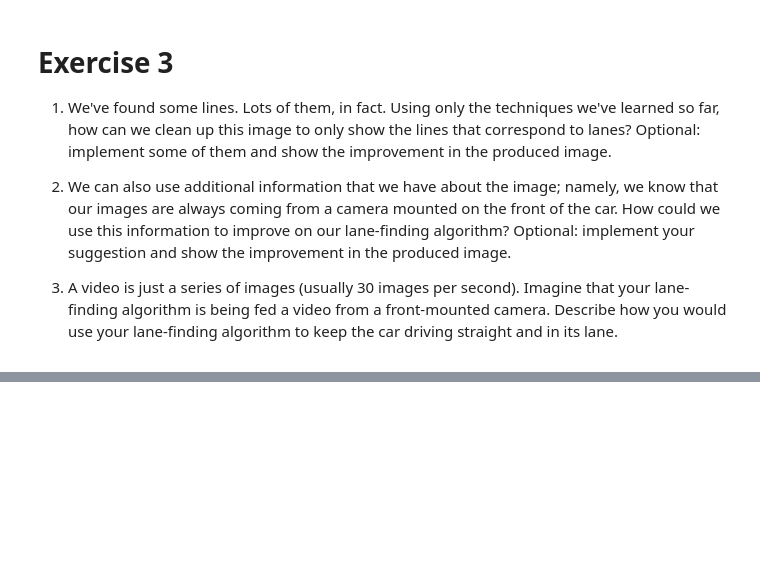
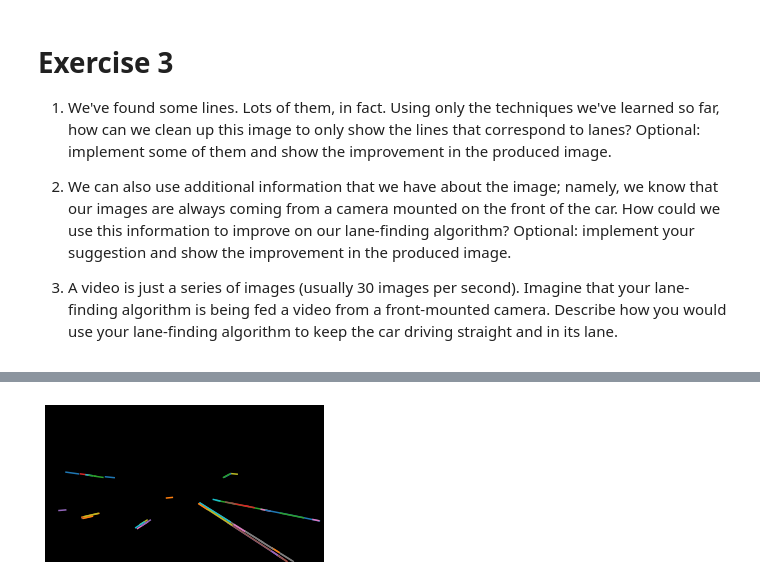
Before and after one commit to yrafalin/ComputerVision, a Jupyter notebook: EdgeDetection/Advanced edge detection.ipynb, the cells around one changed output, grey strips where cells are left out. Saved outputs shown, nothing was run; the diff lists cells and outputs as text; code cells hidden in the pictures; blank space fills up the shorter version.

```diff
--- a/EdgeDetection/Advanced edge detection.ipynb
+++ b/EdgeDetection/Advanced edge detection.ipynb
@@ -349,0 +362,12 @@ for line in lines:
+# %%
+lines = probabilistic_hough_line(edge_image, threshold=1, line_length=20,
+                                 line_gap=5)
+
+plt.figure(figsize = (5,5))
+plt.imshow(edge_image * 0)
+plt.axis('off')
+for line in lines:
+    p0, p1 = line
+    plt.plot((p0[0], p1[0]), (p0[1], p1[1]))
+# %% [output]
+[figure, added]
```
Also changed, not shown: parts of 9 cells of this notebook.
